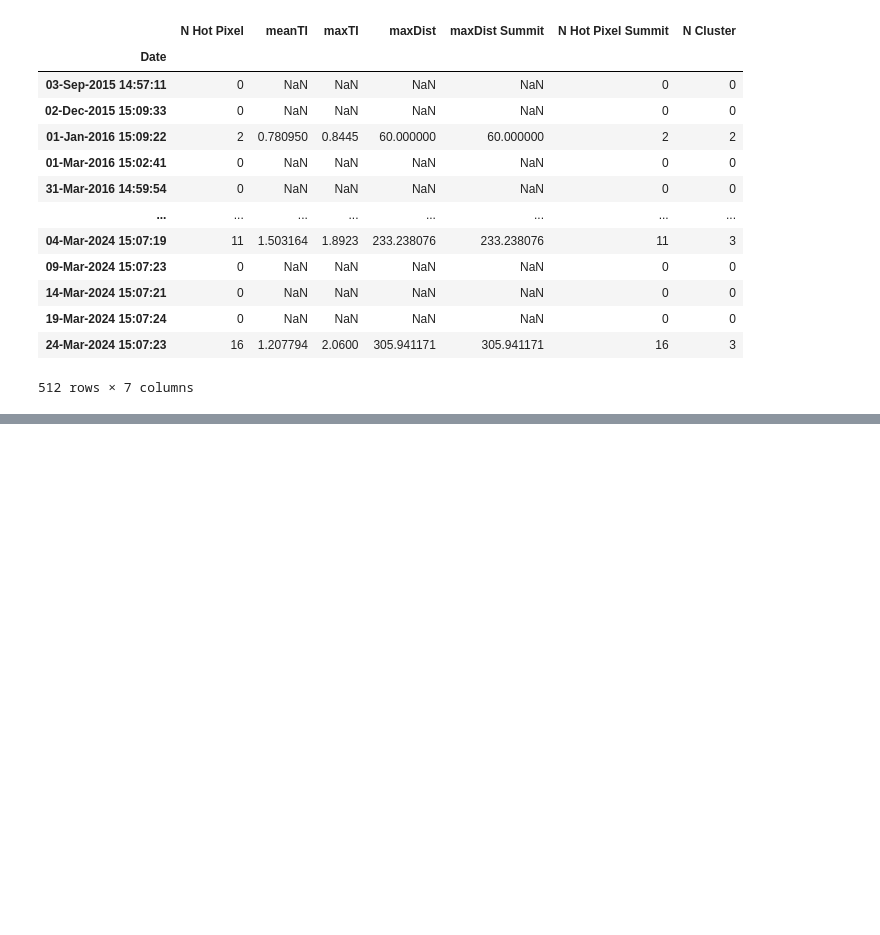
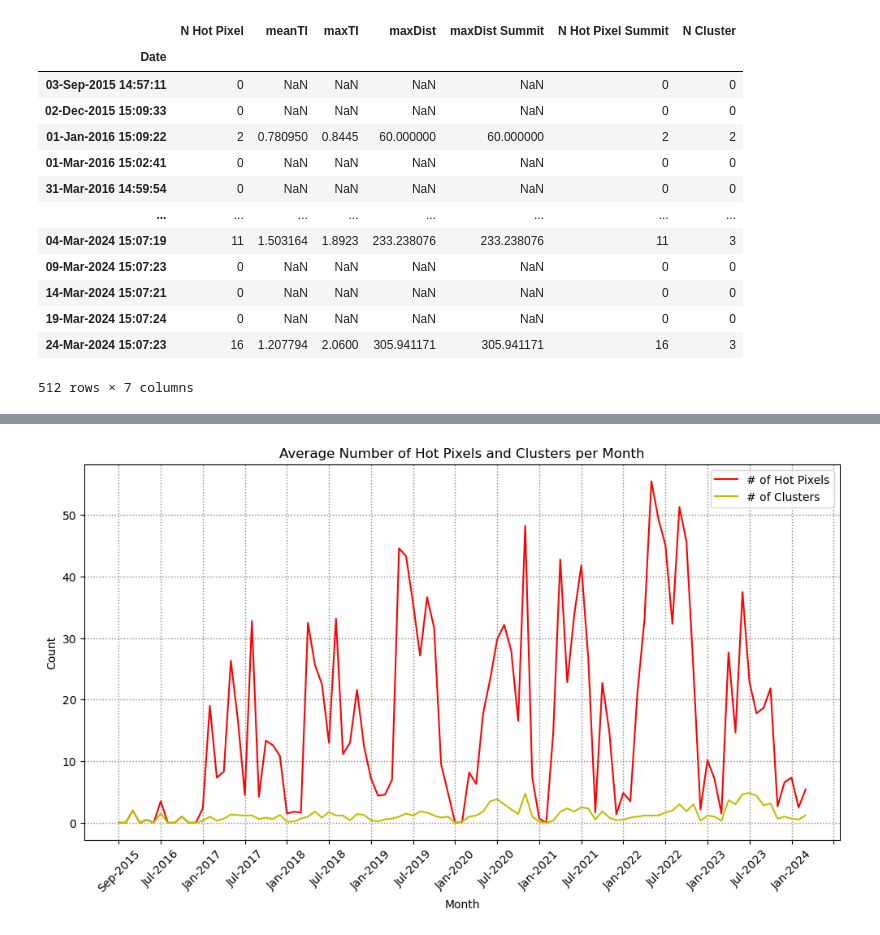
Before and after one commit to GPGN-268/SP2024-FP06-volcano, a Jupyter notebook: notebooks/dev-hotspot.ipynb, the cells around one changed output, grey strips where cells are left out. Saved outputs shown, nothing was run; the diff lists cells and outputs as text; code cells hidden in the pictures; blank space fills up the shorter version.

```diff
--- a/notebooks/dev-hotspot.ipynb
+++ b/notebooks/dev-hotspot.ipynb
@@ -59,0 +103,15 @@ df.describe()
+# %%
+plt.figure(figsize=(12,6))
+plt.plot(monthly_avg('N Hot Pixel'), c='r', label='# of Hot Pixels')
+plt.plot(monthly_avg('N Cluster'), c='y', label='# of Clusters')
+plt.title('Average Number of Hot Pixels and Clusters per Month')
+plt.xticks(rotation=45)
+plt.gca().xaxis.set_major_locator(plt.MaxNLocator(18))
+plt.xlabel('Month')
+plt.ylabel('Count')
+plt.grid(color='gray', lw=1, ls='dotted')
+plt.legend()
+plt.savefig('../figures/HotPixels-monthly-avg.png', bbox_inches='tight')
+plt.show()
+# %% [output]
+[figure, added]
```
Also changed, not shown: parts of 14 cells of this notebook, 2 other files.
